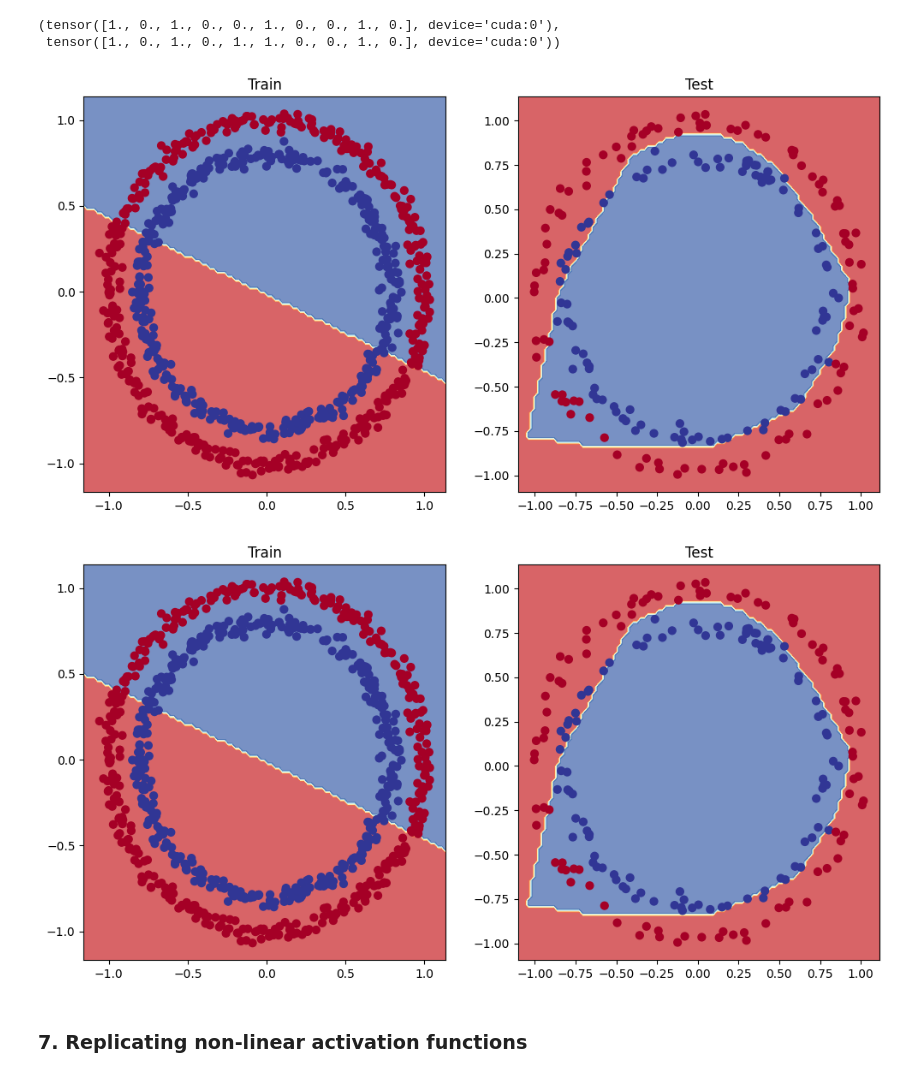
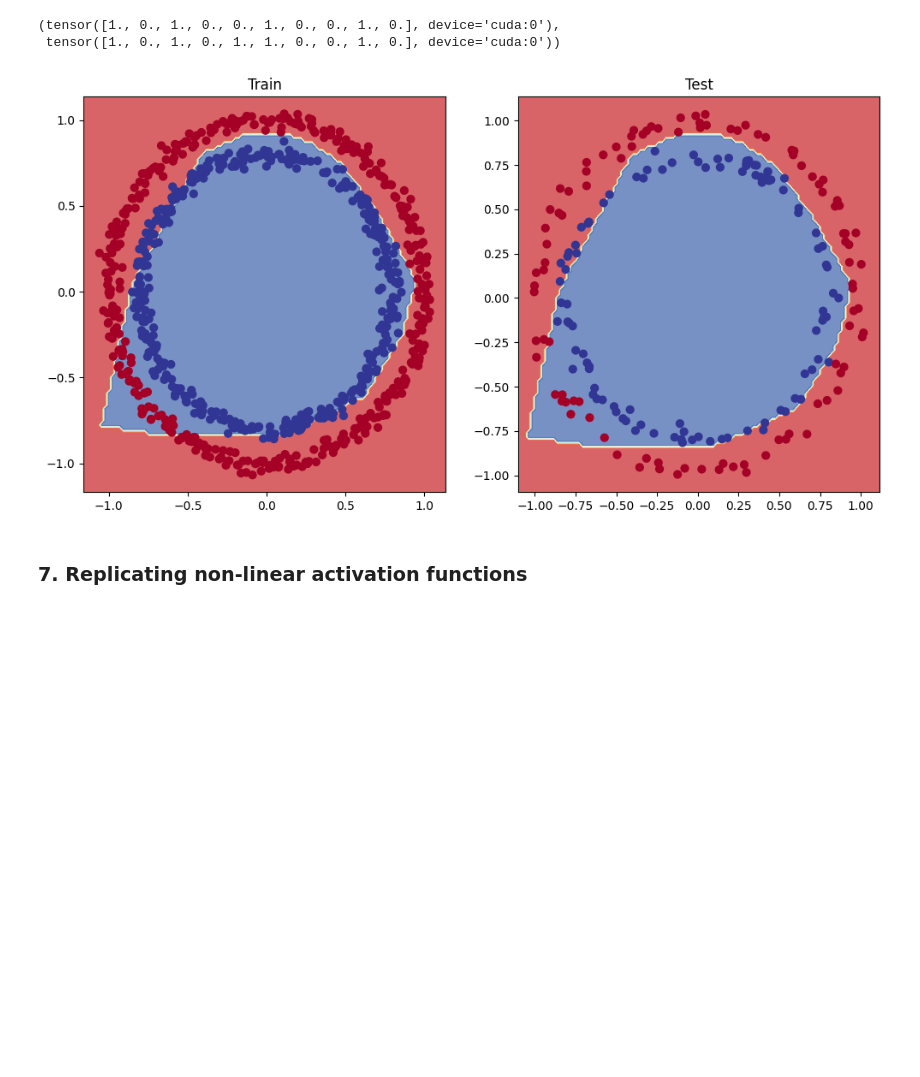
Before and after one commit to akshar1277/Pytorch_learning, a Jupyter notebook: 02_pytorch_classification.ipynb, the cells around one changed output. Cells and saved outputs as stored; diff of their text form; code cells hidden in the pictures; blank space fills up the shorter version.

```diff
--- a/02_pytorch_classification.ipynb
+++ b/02_pytorch_classification.ipynb
@@ -673,14 +673,13 @@ y_preds[:10],y_test[:10]
 # %%
 plt.figure(figsize=(12,6))
 plt.subplot(1,2,1)
 plt.title("Train")
-plot_decision_boundary(model_1,X_train,y_train)
+plot_decision_boundary(model_3,X_train,y_train)
 plt.subplot(1,2,2)
 plt.title("Test")
 plot_decision_boundary(model_3,X_test,y_test)
 # %% [output]
-[figure, old version]
+[figure, new version]
-[figure, removed]
 # %% [markdown]
 ### 7. Replicating non-linear activation functions
 # %%
```
Also changed, not shown: parts of 3 cells of this notebook.
